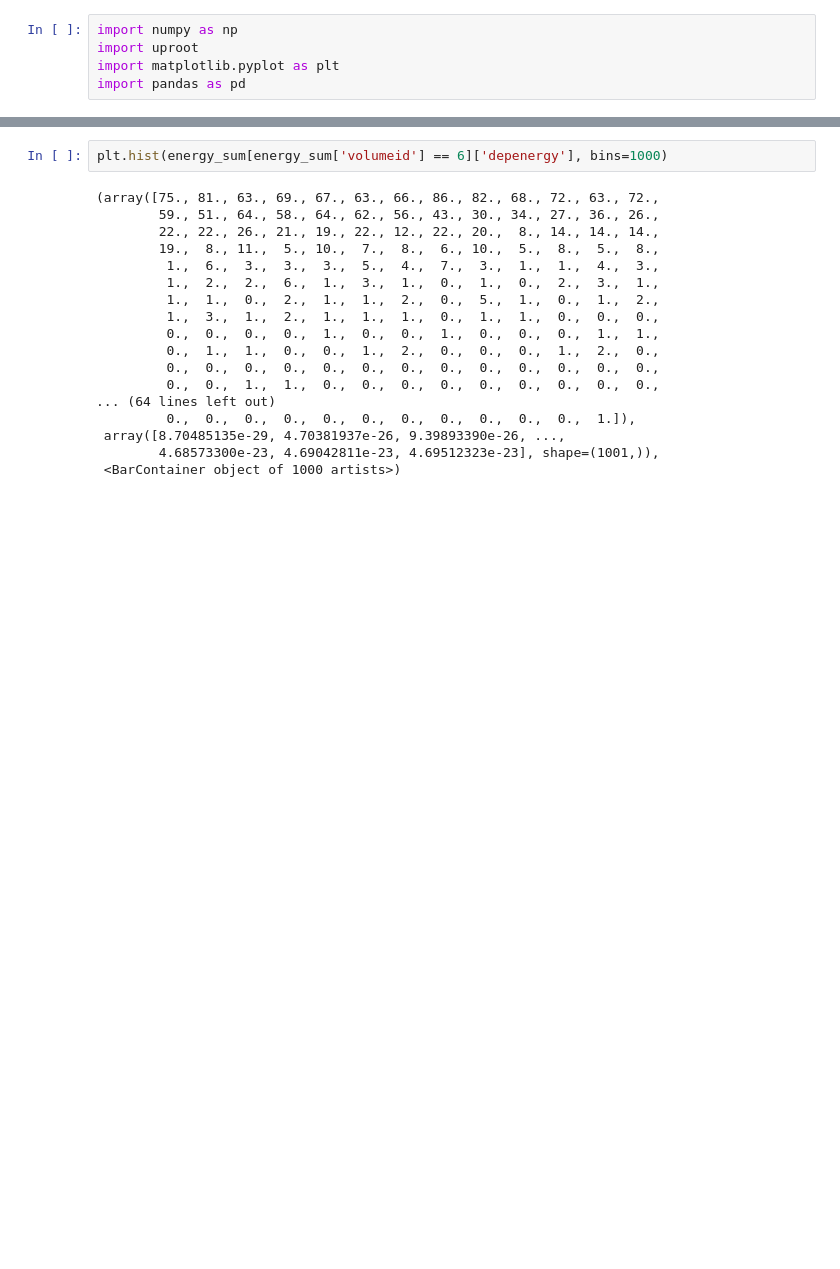
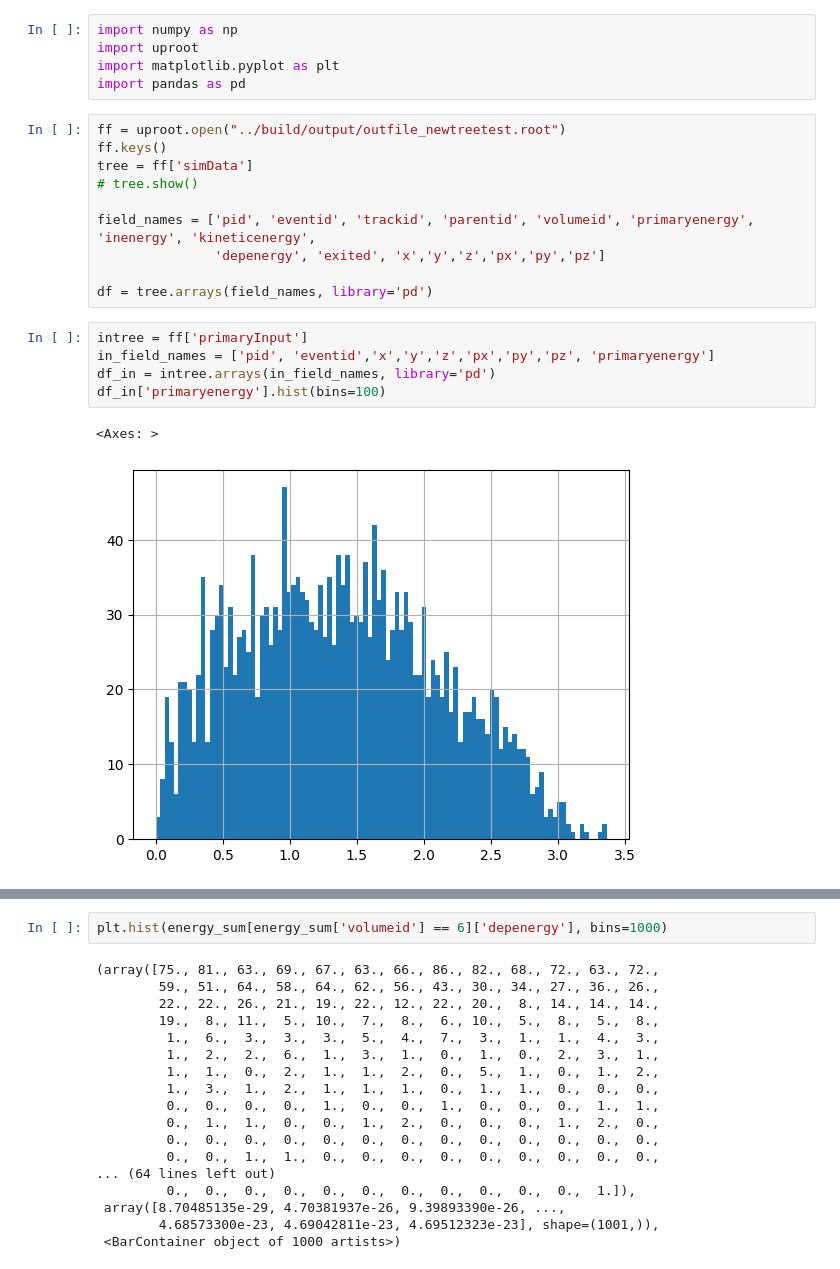
Before and after one commit to wisecg/BetaMonitor, a Jupyter notebook: scripts/check-output.ipynb, the cells around one changed output, grey strips where cells are left out. Saved outputs shown, nothing was run; the diff lists cells and outputs as text; blank space fills up the shorter version.

```diff
--- a/scripts/check-output.ipynb
+++ b/scripts/check-output.ipynb
@@ -3,3 +3,21 @@ import numpy as np
 import uproot
 import matplotlib.pyplot as plt
 import pandas as pd
+# %%
+ff = uproot.open("../build/output/outfile_newtreetest.root")
+ff.keys()
+tree = ff['simData']
+# tree.show()
+
+field_names = ['pid', 'eventid', 'trackid', 'parentid', 'volumeid', 'primaryenergy', 'inenergy', 'kineticenergy',
+               'depenergy', 'exited', 'x','y','z','px','py','pz']
+
+df = tree.arrays(field_names, library='pd')
+# %%
+intree = ff['primaryInput']
+in_field_names = ['pid', 'eventid','x','y','z','px','py','pz', 'primaryenergy']
+df_in = intree.arrays(in_field_names, library='pd')
+df_in['primaryenergy'].hist(bins=100)
+# %% [output]
+<Axes: >
+[figure, added]
```
Also changed, not shown: parts of 7 cells of this notebook, 4 other files.
